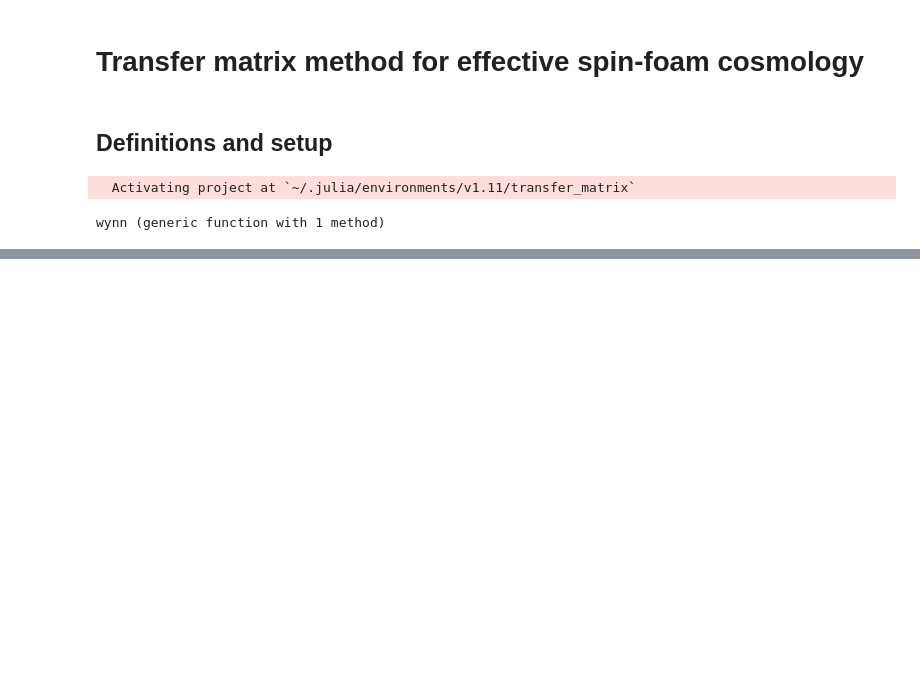
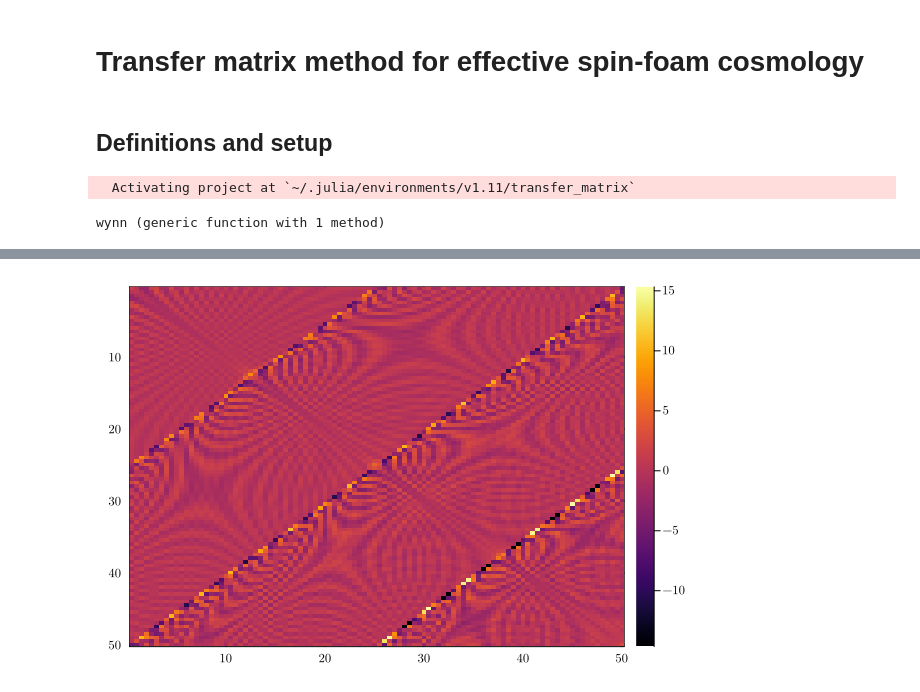
Before and after one commit to Jercheal/transfer_matrix, a Jupyter notebook: transfer_matrix.ipynb, the cells around one changed output, grey strips where cells are left out. Saved outputs shown, nothing was run; the diff lists cells and outputs as text; code cells hidden in the pictures; blank space fills up the shorter version.

```diff
--- a/transfer_matrix.ipynb
+++ b/transfer_matrix.ipynb
@@ -43,0 +148,4 @@ plot(ks,measure_vals)
+# %%
+heatmap(0.5:0.5:50, 0.5:0.5:50, real(transpose(transf_mat)), yflip=true)
+# %% [output]
+[figure, added]
```
Also changed, not shown: parts of 16 cells of this notebook, 1 other file.
